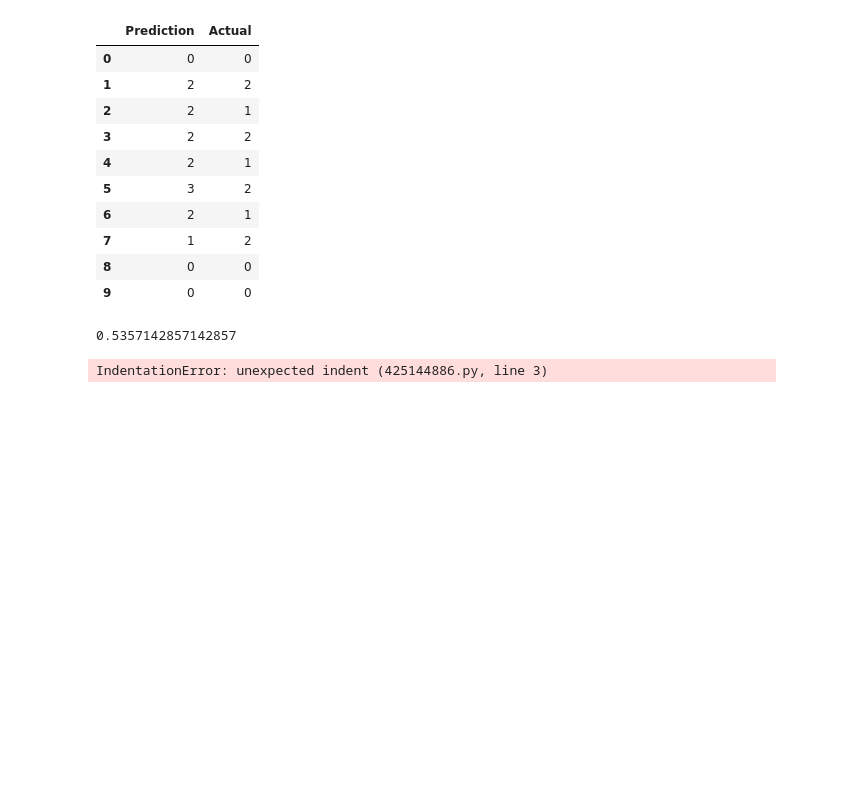
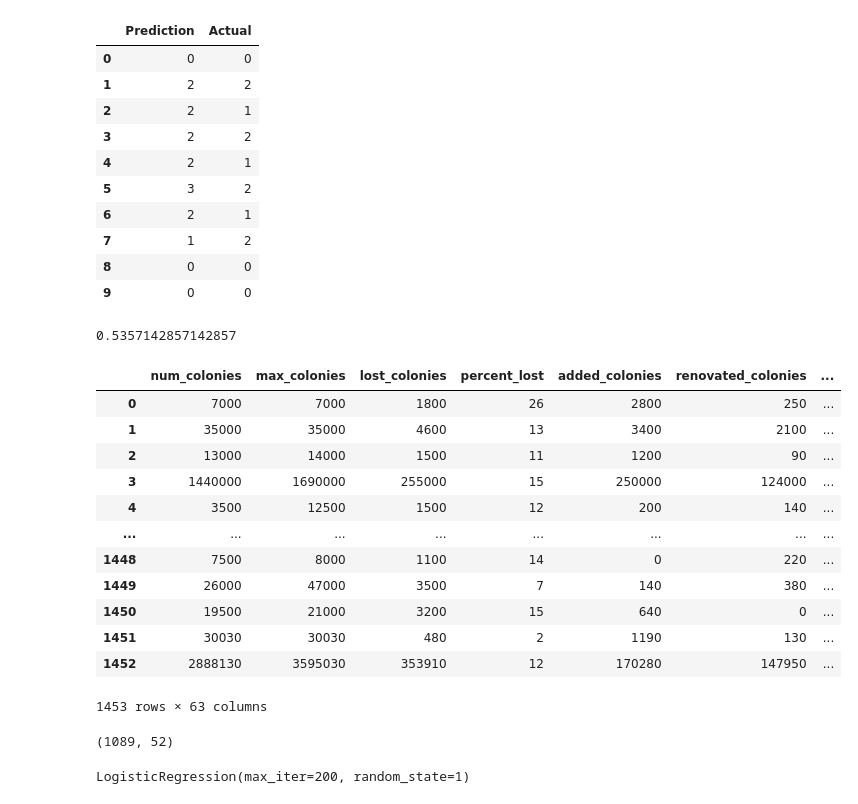
Before and after one commit to AGTrainor/Project_4, a Jupyter notebook: Group_Proj_4/Save_The_Bees Model.ipynb, the cells around one changed output. Drawn from its saved outputs; the diff is of its cells as text; code cells hidden in the pictures; blank space fills up the shorter version.

```diff
--- a/Group_Proj_4/Save_The_Bees Model.ipynb
+++ b/Group_Proj_4/Save_The_Bees Model.ipynb
@@ -154,16 +154,29 @@ accuracy_score(y_test, predictions)
 # %%
-## df = pd.get_dummies(df, columns=['state'])
-## df
+df = pd.get_dummies(df, columns=['state'])
+df
+# %% [output]
+|  | num_colonies | max_colonies | lost_colonies | percent_lost | added_colonies | renovated_colonies | ... |
+| 0 | 7000 | 7000 | 1800 | 26 | 2800 | 250 | ... |
+| 1 | 35000 | 35000 | 4600 | 13 | 3400 | 2100 | ... |
+| 2 | 13000 | 14000 | 1500 | 11 | 1200 | 90 | ... |
+| 3 | 1440000 | 1690000 | 255000 | 15 | 250000 | 124000 | ... |
+| 4 | 3500 | 12500 | 1500 | 12 | 200 | 140 | ... |
+| ... | ... | ... | ... | ... | ... | ... | ... |
+| 1448 | 7500 | 8000 | 1100 | 14 | 0 | 220 | ... |
+| 1449 | 26000 | 47000 | 3500 | 7 | 140 | 380 | ... |
+| 1450 | 19500 | 21000 | 3200 | 15 | 640 | 0 | ... |
+| 1451 | 30030 | 30030 | 480 | 2 | 1190 | 130 | ... |
+| 1452 | 2888130 | 3595030 | 353910 | 12 | 170280 | 147950 | ... |
+1453 rows × 63 columns
 # %%
-## y = df["percent_lost"]
-## X = df.drop(columns=["percent_lost","state_United States", "state_Other", 'num_colonies', 'max_colonies', 'lost_colonies',
-       'percent_lost', 'added_colonies', 'renovated_colonies', 'percent_renovated', 'quarter', 'year'])
+y = df["target"]
+X = df.drop(columns=["percent_lost","state_United States", "state_Other", 'num_colonies', 'max_colonies', 'lost_colonies',      'percent_lost', 'added_colonies', 'renovated_colonies', 'percent_renovated', 'quarter', 'year'])
-# %% [output]
-IndentationError: unexpected indent (425144886.py, line 3)
 # %%
-## X_train, X_test, y_train, y_test = train_test_split(X,
+X_train, X_test, y_train, y_test = train_test_split(X,
                                                     y,
                                                     random_state=1
                                                     )
-## X_train.shape
+X_train.shape
+# %% [output]
+(1089, 52)
 # %%
@@ -176,6 +189,8 @@ IndentationError: unexpected indent (425144886.py, line 3)
 # %%
-## classifier = LogisticRegression(solver='lbfgs',
+classifier = LogisticRegression(solver='lbfgs',
                                 max_iter=200,
                                 random_state=1)
-## classifier
+classifier
+# %% [output]
+LogisticRegression(max_iter=200, random_state=1)
 # %%
```
Also changed, not shown: parts of 8 cells of this notebook.
